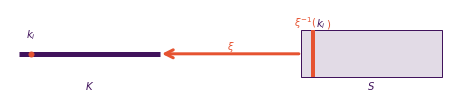
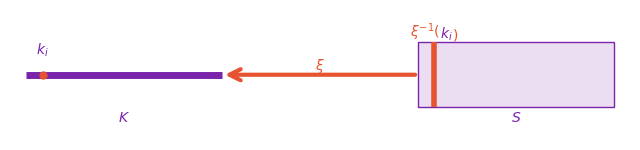
Code edit (unified diff) that turned the first committed figure into the second:
--- before
+++ after
@@ -24,2 +24,3 @@
 ax.axis('off')
 fig.savefig(paper_path/"deform_retract.png", bbox_inches='tight', dpi=200)
+fig.savefig(paper_path/"deform_retract.pdf", bbox_inches='tight', dpi=200)

Commit: figures